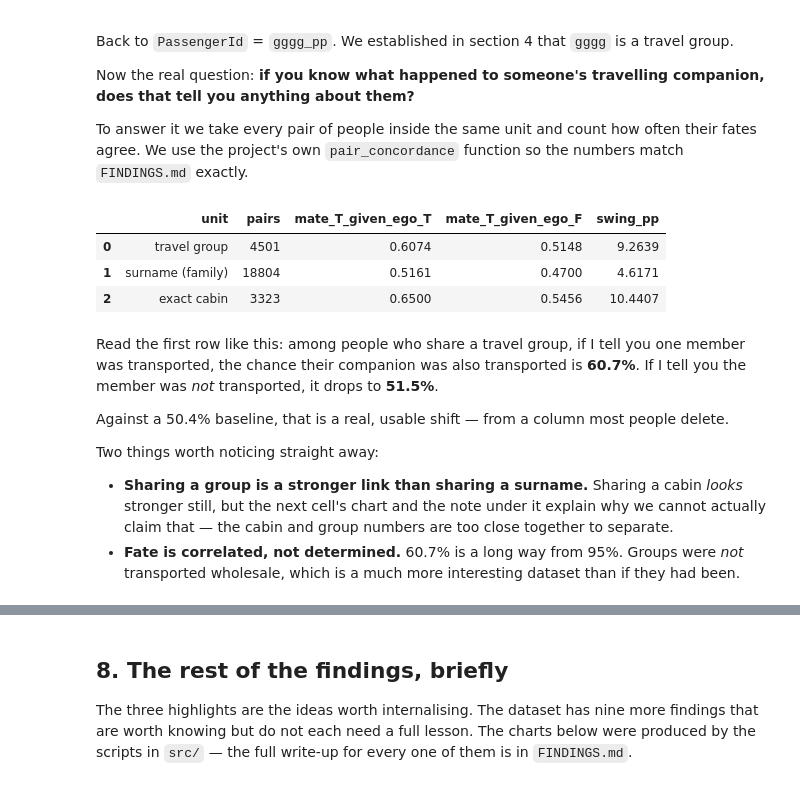
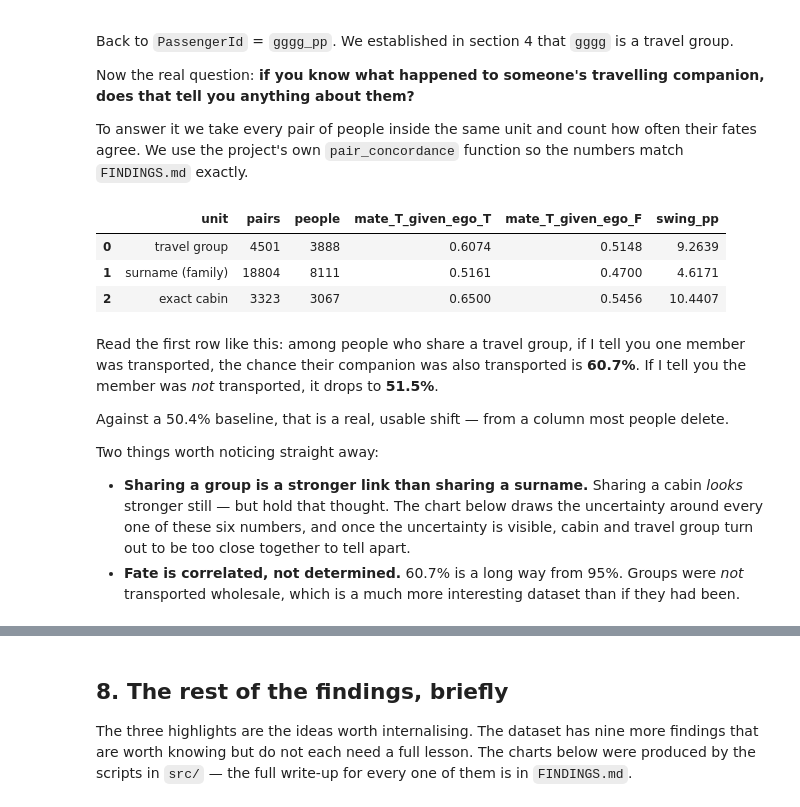
Before and after one commit to AokDesu/csc345-spaceship-titanic, a Jupyter notebook: notebooks/01_eda_walkthrough.ipynb, the cells around one changed output, grey strips where cells are left out. Drawn from its saved outputs; the diff is of its cells as text; code cells hidden in the pictures.

```diff
--- a/notebooks/01_eda_walkthrough.ipynb
+++ b/notebooks/01_eda_walkthrough.ipynb
@@ -754,29 +754,29 @@ exactly.
 # %%
 import importlib.util
 
 spec = importlib.util.spec_from_file_location("groups_mod", ROOT / "src" / "02_groups.py")
 groups_mod = importlib.util.module_from_spec(spec)
 spec.loader.exec_module(groups_mod)
 
 # An exact-cabin key, so we can compare "same cabin" with "same group" and "same surname".
 train2 = train.copy()
 train2["CabinKey"] = train2["Cabin"]
 
 units = {"travel group": "Group", "surname (family)": "Surname", "exact cabin": "CabinKey"}
 rows = []
 for label, key in units.items():
     r = groups_mod.pair_concordance(train2, key)
-    rows.append({"unit": label, "pairs": r["pairs"],
+    rows.append({"unit": label, "pairs": r["pairs"], "people": r["members"],
                  "mate_T_given_ego_T": r["p_mate_t_given_ego_t"],
                  "mate_T_given_ego_F": r["p_mate_t_given_ego_f"]})
 conc = pd.DataFrame(rows)
 conc["swing_pp"] = (conc["mate_T_given_ego_T"] - conc["mate_T_given_ego_F"]) * 100
 conc.round(4)
 # %% [output]
-|  | unit | pairs | mate_T_given_ego_T | mate_T_given_ego_F | swing_pp |
-| 0 | travel group | 4501 | 0.6074 | 0.5148 | 9.2639 |
-| 1 | surname (family) | 18804 | 0.5161 | 0.4700 | 4.6171 |
-| 2 | exact cabin | 3323 | 0.6500 | 0.5456 | 10.4407 |
+|  | unit | pairs | people | mate_T_given_ego_T | mate_T_given_ego_F | swing_pp |
+| 0 | travel group | 4501 | 3888 | 0.6074 | 0.5148 | 9.2639 |
+| 1 | surname (family) | 18804 | 8111 | 0.5161 | 0.4700 | 4.6171 |
+| 2 | exact cabin | 3323 | 3067 | 0.6500 | 0.5456 | 10.4407 |
 # %% [markdown]
 Read the first row like this: among people who share a travel group, if I tell you one member
 was transported, the chance their companion was also transported is **60.7%**. If I tell you the
@@ -787,7 +787,8 @@ Against a 50.4% baseline, that is a real, usable shift — from a column most pe
 Two things worth noticing straight away:
 
 - **Sharing a group is a stronger link than sharing a surname.** Sharing a cabin *looks*
-  stronger still, but the next cell's chart and the note under it explain why we cannot actually
-  claim that — the cabin and group numbers are too close together to separate.
+  stronger still — but hold that thought. The chart below draws the uncertainty around every
+  one of these six numbers, and once the uncertainty is visible, cabin and travel group
+  turn out to be too close together to tell apart.
 - **Fate is correlated, not determined.** 60.7% is a long way from 95%. Groups were *not*
   transported wholesale, which is a much more interesting dataset than if they had been.
```
Also changed, not shown: parts of 4 cells of this notebook, 1 other file.
